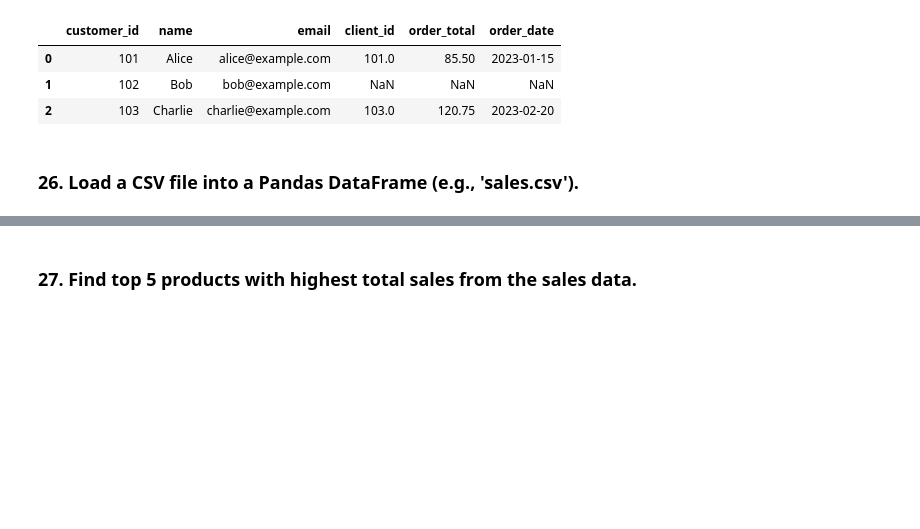
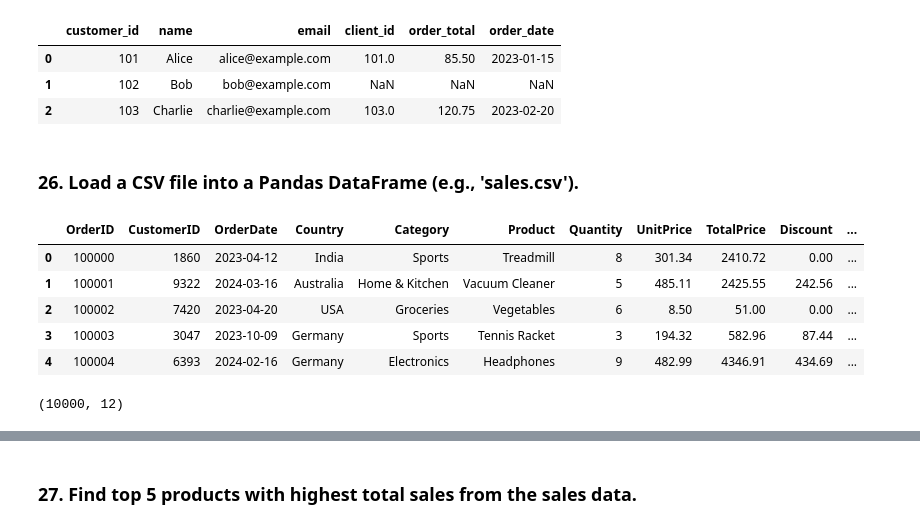
Before and after one commit to mohammadkhorshed/python-practice, a Jupyter notebook: pandas/pandas_practice_exercises.ipynb, the cells around one changed output, grey strips where cells are left out. Saved outputs shown, nothing was run; the diff lists cells and outputs as text; code cells hidden in the pictures; blank space fills up the shorter version.

```diff
--- a/pandas/pandas_practice_exercises.ipynb
+++ b/pandas/pandas_practice_exercises.ipynb
@@ -379,3 +379,18 @@ marged_df
 | 2 | 103 | Charlie | charlie@example.com | 103.0 | 120.75 | 2023-02-20 |
 # %% [markdown]
 ### 26. Load a CSV file into a Pandas DataFrame (e.g., 'sales.csv').
+# %%
+data = pd.read_csv('data/sales_data.csv')
+df = data.copy()
+df.head()
+# %% [output]
+|  | OrderID | CustomerID | OrderDate | Country | Category | Product | Quantity | UnitPrice | TotalPrice | Discount | ... |
+| 0 | 100000 | 1860 | 2023-04-12 | India | Sports | Treadmill | 8 | 301.34 | 2410.72 | 0.00 | ... |
+| 1 | 100001 | 9322 | 2024-03-16 | Australia | Home & Kitchen | Vacuum Cleaner | 5 | 485.11 | 2425.55 | 242.56 | ... |
+| 2 | 100002 | 7420 | 2023-04-20 | USA | Groceries | Vegetables | 6 | 8.50 | 51.00 | 0.00 | ... |
+| 3 | 100003 | 3047 | 2023-10-09 | Germany | Sports | Tennis Racket | 3 | 194.32 | 582.96 | 87.44 | ... |
+| 4 | 100004 | 6393 | 2024-02-16 | Germany | Electronics | Headphones | 9 | 482.99 | 4346.91 | 434.69 | ... |
+# %%
+df.shape
+# %% [output]
+(10000, 12)
```
Also changed, not shown: parts of 9 cells of this notebook.
